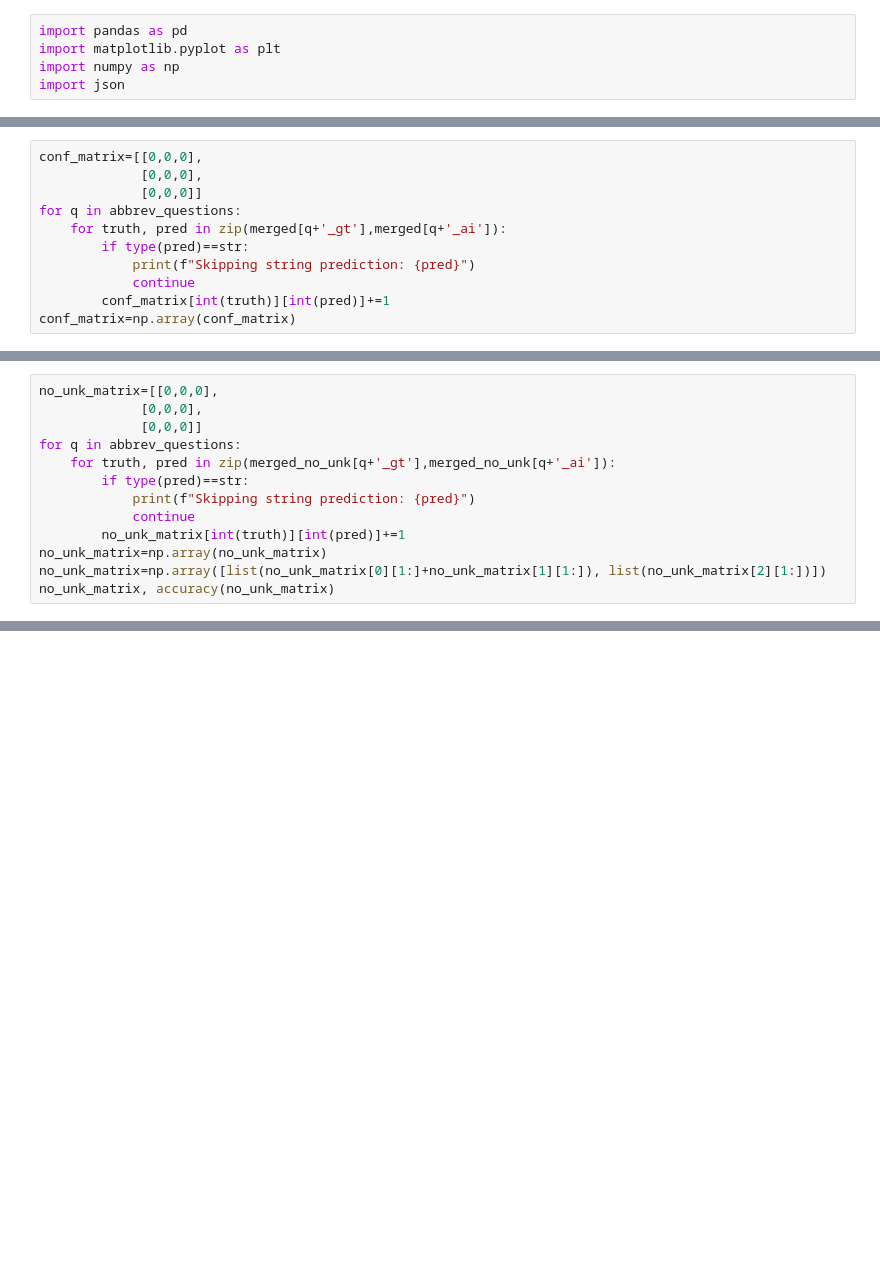
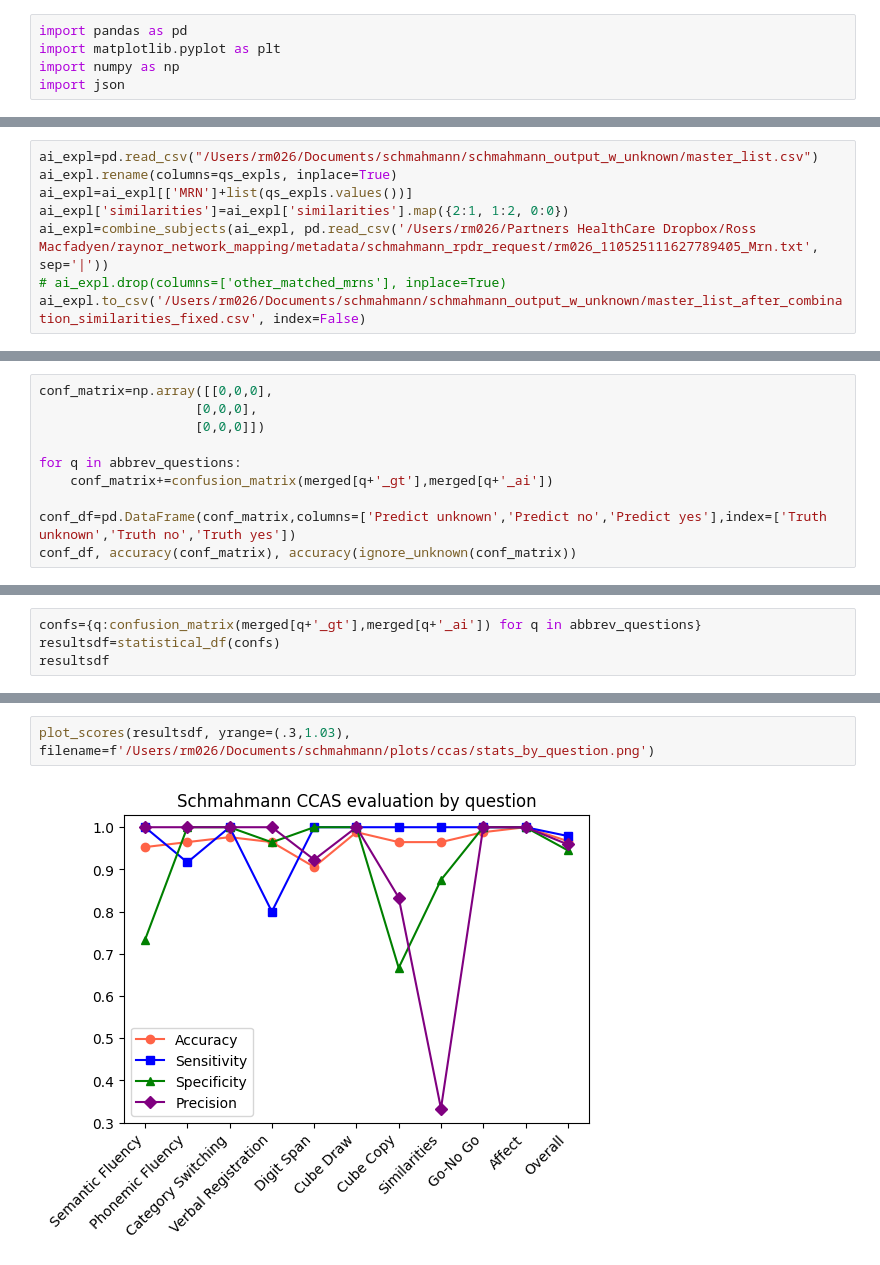
Before and after one commit to Calvinwhow/ReviewPyper, a Jupyter notebook: dev_tools/schmahmann_accuracy_analysis.ipynb, the cells around one changed output, grey strips where cells are left out. Drawn from its saved outputs; the diff is of its cells as text; blank space fills up the shorter version.

```diff
--- a/dev_tools/schmahmann_accuracy_analysis.ipynb
+++ b/dev_tools/schmahmann_accuracy_analysis.ipynb
@@ -80,0 +133,8 @@ merged
+# %%
+ai_expl=pd.read_csv("/Users/rm026/Documents/schmahmann/schmahmann_output_w_unknown/master_list.csv")
+ai_expl.rename(columns=qs_expls, inplace=True)
+ai_expl=ai_expl[['MRN']+list(qs_expls.values())]
+ai_expl['similarities']=ai_expl['similarities'].map({2:1, 1:2, 0:0})
+ai_expl=combine_subjects(ai_expl, pd.read_csv('/Users/rm026/Partners HealthCare Dropbox/Ross Macfadyen/raynor_network_mapping/metadata/schmahmann_rpdr_request/rm026_110525111627789405_Mrn.txt', sep='|'))
+# ai_expl.drop(columns=['other_matched_mrns'], inplace=True)
+ai_expl.to_csv('/Users/rm026/Documents/schmahmann/schmahmann_output_w_unknown/master_list_after_combination_similarities_fixed.csv', index=False)
@@ -81,12 +176,11 @@ merged
 # %%
-conf_matrix=[[0,0,0],
-             [0,0,0],
-             [0,0,0]]
+conf_matrix=np.array([[0,0,0],
+                    [0,0,0],
+                    [0,0,0]])
+
 for q in abbrev_questions:
-    for truth, pred in zip(merged[q+'_gt'],merged[q+'_ai']):
-        if type(pred)==str:
-            print(f"Skipping string prediction: {pred}")
-            continue
-        conf_matrix[int(truth)][int(pred)]+=1
-conf_matrix=np.array(conf_matrix)
+    conf_matrix+=confusion_matrix(merged[q+'_gt'],merged[q+'_ai'])
+
+conf_df=pd.DataFrame(conf_matrix,columns=['Predict unknown','Predict no','Predict yes'],index=['Truth unknown','Truth no','Truth yes'])
+conf_df, accuracy(conf_matrix), accuracy(ignore_unknown(conf_matrix))
 # %% [output]
@@ -141,13 +210,0 @@ merged_no_unk
-# %%
-no_unk_matrix=[[0,0,0],
-             [0,0,0],
-             [0,0,0]]
-for q in abbrev_questions:
-    for truth, pred in zip(merged_no_unk[q+'_gt'],merged_no_unk[q+'_ai']):
-        if type(pred)==str:
-            print(f"Skipping string prediction: {pred}")
-            continue
-        no_unk_matrix[int(truth)][int(pred)]+=1
-no_unk_matrix=np.array(no_unk_matrix)
-no_unk_matrix=np.array([list(no_unk_matrix[0][1:]+no_unk_matrix[1][1:]), list(no_unk_matrix[2][1:])])
-no_unk_matrix, accuracy(no_unk_matrix)
@@ -168,0 +211,4 @@ ignoring_unknowns_accuracy
+# %%
+confs={q:confusion_matrix(merged[q+'_gt'],merged[q+'_ai']) for q in abbrev_questions}
+resultsdf=statistical_df(confs)
+resultsdf
@@ -168,0 +312,4 @@ ignoring_unknowns_accuracy
+# %%
+plot_scores(resultsdf, yrange=(.3,1.03), filename=f'/Users/rm026/Documents/schmahmann/plots/ccas/stats_by_question.png')
+# %% [output]
+[figure, added]
```
Also changed, not shown: parts of 22 cells of this notebook, 5 other files.
